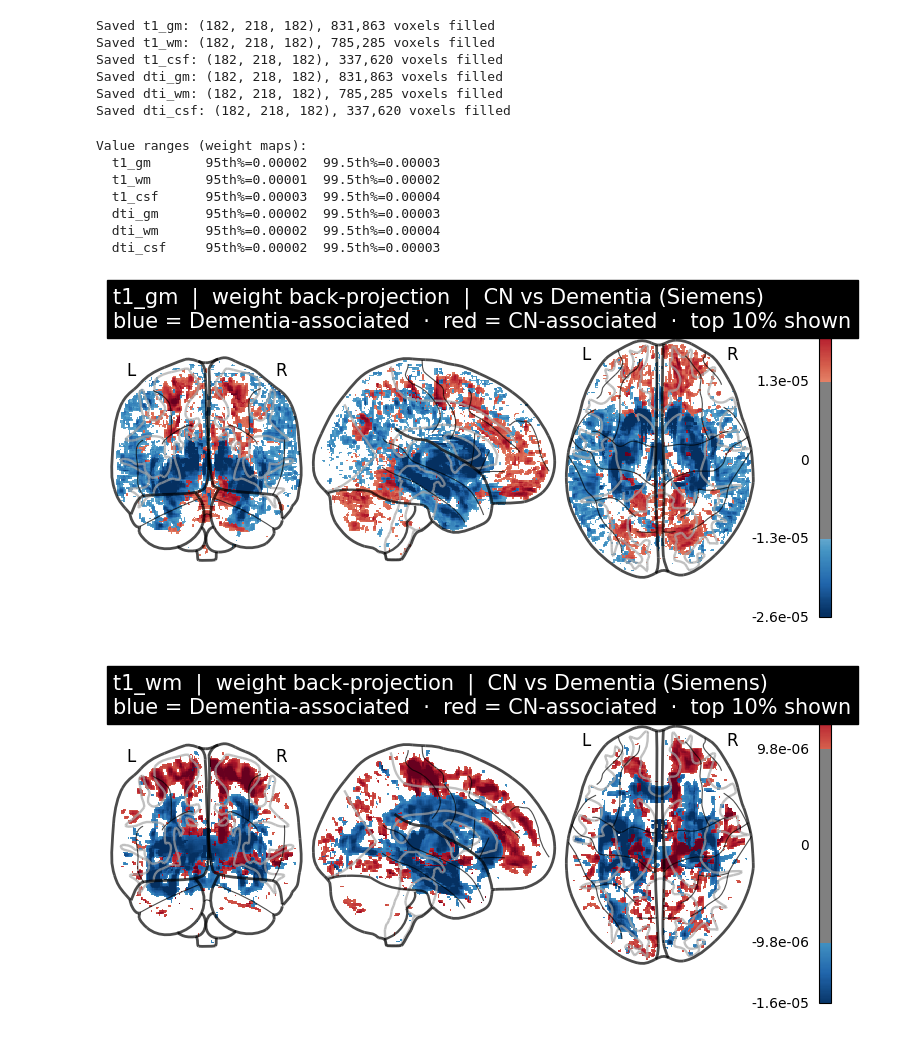
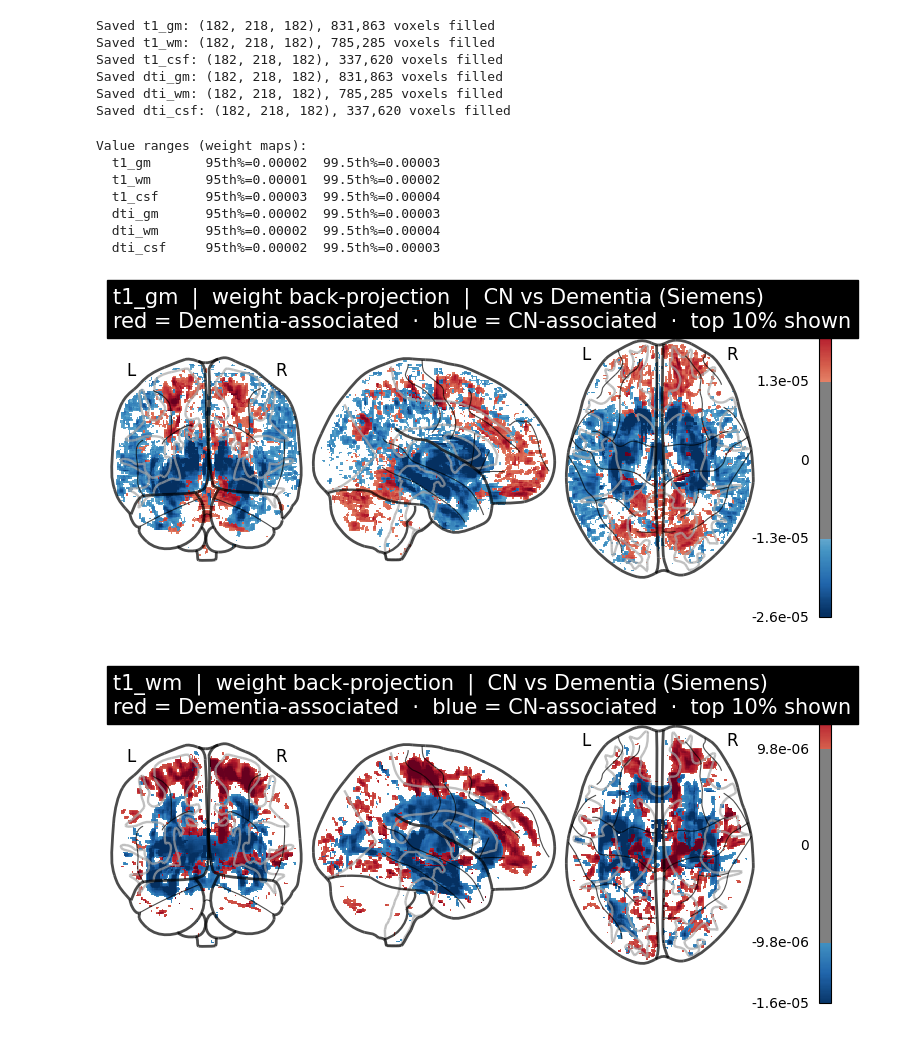
Before and after one commit to william2952/ADRU, a Jupyter notebook: model_analysis_v4.ipynb, the cells around one changed output. Cells and saved outputs as stored; diff of their text form; code cells hidden in the pictures.

```diff
--- a/model_analysis_v4.ipynb
+++ b/model_analysis_v4.ipynb
@@ -520,6 +520,14 @@ FUSION_GROUPS = {
     "all T1":           ["t1_gm", "t1_wm", "t1_csf"],
     "all DTI":          ["dti_gm", "dti_wm", "dti_csf"],
     "all 6 modalities": ["t1_gm", "t1_wm", "t1_csf", "dti_gm", "dti_wm", "dti_csf"],
+    # same-tissue, cross-modality pairs
+    "t1_gm + dti_gm":  ["t1_gm", "dti_gm"],
+    "t1_wm + dti_wm":  ["t1_wm", "dti_wm"],
+    "t1_csf + dti_csf": ["t1_csf", "dti_csf"],
+    # tissue-focused subsets (GM+WM only)
+    "T1 gm+wm":        ["t1_gm", "t1_wm"],
+    "DTI gm+wm":       ["dti_gm", "dti_wm"],
+    "gm+wm both mod":  ["t1_gm", "t1_wm", "dti_gm", "dti_wm"],
 }
 
 fusion_tasks = {
@@ -1000,3 +1008,20 @@ for dx_str, dx_true in [("CN", 0), ("Dementia", 1)]:
 Actual Amy+ prevalence by true diagnosis:
   True CN      : actual Amy+ = 42.3%, predicted Amy+ = 48.0%  (n=331)
   True Dementia: actual Amy+ = 70.8%, predicted Amy+ = 72.3%  (n=65)
+# %%
+# --- OvA setup: joint mask (valid group + amyloid label) ---------------------
+joint_mask  = meta["group"].notna() & meta["amyloid_label"].notna()
+meta_joint  = meta[joint_mask].reset_index(drop=True)
+joint_idx   = np.where(joint_mask.values)[0]
+groups_ova  = meta_joint["subject_id"].values
+
+ova_tasks = {
+    "CN / Amy+":  (meta_joint["group"].eq("CN"))       & (meta_joint["amyloid_label"] == 1.0),
+    "CN / Amy−":  (meta_joint["group"].eq("CN"))       & (meta_joint["amyloid_label"] == 0.0),
+    "Dem / Amy+": (meta_joint["group"].eq("Dementia")) & (meta_joint["amyloid_label"] == 1.0),
+    "Dem / Amy−": (meta_joint["group"].eq("Dementia")) & (meta_joint["amyloid_label"] == 0.0),
+}
+
+print(f"Joint subset: {len(meta_joint)} subjects")
+for name, pos_mask in ova_tasks.items():
+    print(f"  {name:<14}: pos={pos_mask.sum():>3}  neg={(~pos_mask).sum():>3}")
@@ -1091,10 +1210,10 @@ for mod in FUSION_MODS:
     nib.save(nib.Nifti1Image(z_vol, ref_img.affine),
              f"model_data/brain_maps/zact_{mod}_CN_vs_Dem.nii.gz")
 # %%
-# ── Per-modality brain maps: weight back-projection and z-scored activation ───
-# One standalone figure per modality for both map types.
-# Negative weight = less tissue in Dementia (atrophy); positive = more in Dementia.
-# z-score threshold 1.96 = consistent signal across all 5 folds.
+# ── Per-modality brain maps: weight back-projection ──────────────────────────
+# red = Dementia-associated (positive weight: higher signal here → predicts Dementia)
+# blue = CN-associated (negative weight: higher signal here → predicts CN)
+# Only top 10% of absolute weights shown (90th percentile threshold).
 
 FUSION_MODS = ["t1_gm", "t1_wm", "t1_csf", "dti_gm", "dti_wm", "dti_csf"]
 mask_for = {"t1_gm": gm_mask, "t1_wm": wm_mask, "t1_csf": csf_mask,
@@ -1108,35 +1227,34 @@ for mod in FUSION_MODS:
     print(f"  {mod:<10}  95th%={np.percentile(nz,95):.5f}  "
           f"99.5th%={np.percentile(nz,99.5):.5f}")
 print()
 
-# ── Weight maps (one figure each) ────────────────────────────────────────────
 for mod in FUSION_MODS:
     img  = nib.load(f"model_data/brain_maps/weight_{mod}_CN_vs_Dem.nii.gz")
     data = img.get_fdata()
     nz   = np.abs(data[data != 0])
     thr  = float(np.percentile(nz, 90))
     vmax = float(np.percentile(nz, 99.5))
 
-    display = nlp.plot_glass_brain(
+    nlp.plot_glass_brain(
         img,
         colorbar=True,
         plot_abs=False,
         threshold=thr,
         vmax=vmax,
         title=f"{mod}  |  weight back-projection  |  CN vs Dementia (Siemens)\n"
-              f"blue = Dementia-associated  ·  red = CN-associated  ·  top 10% shown",
+              f"red = Dementia-associated  ·  blue = CN-associated  ·  top 10% shown",
         cmap="RdBu_r",
     )
     plt.savefig(f"model_data/brain_maps/weight_{mod}_CN_vs_Dem.png",
                 dpi=150, bbox_inches="tight")
     plt.show()
 # %% [output]
 Value ranges (weight maps):
   t1_gm       95th%=0.00002  99.5th%=0.00003
   t1_wm       95th%=0.00001  99.5th%=0.00002
   t1_csf      95th%=0.00003  99.5th%=0.00004
   dti_gm      95th%=0.00002  99.5th%=0.00003
   dti_wm      95th%=0.00002  99.5th%=0.00004
   dti_csf     95th%=0.00002  99.5th%=0.00003
-[figure, old version]
+[figure, new version]
-[figure, old version]
+[figure, new version]
```
Also changed, not shown: parts of 5 cells of this notebook.
